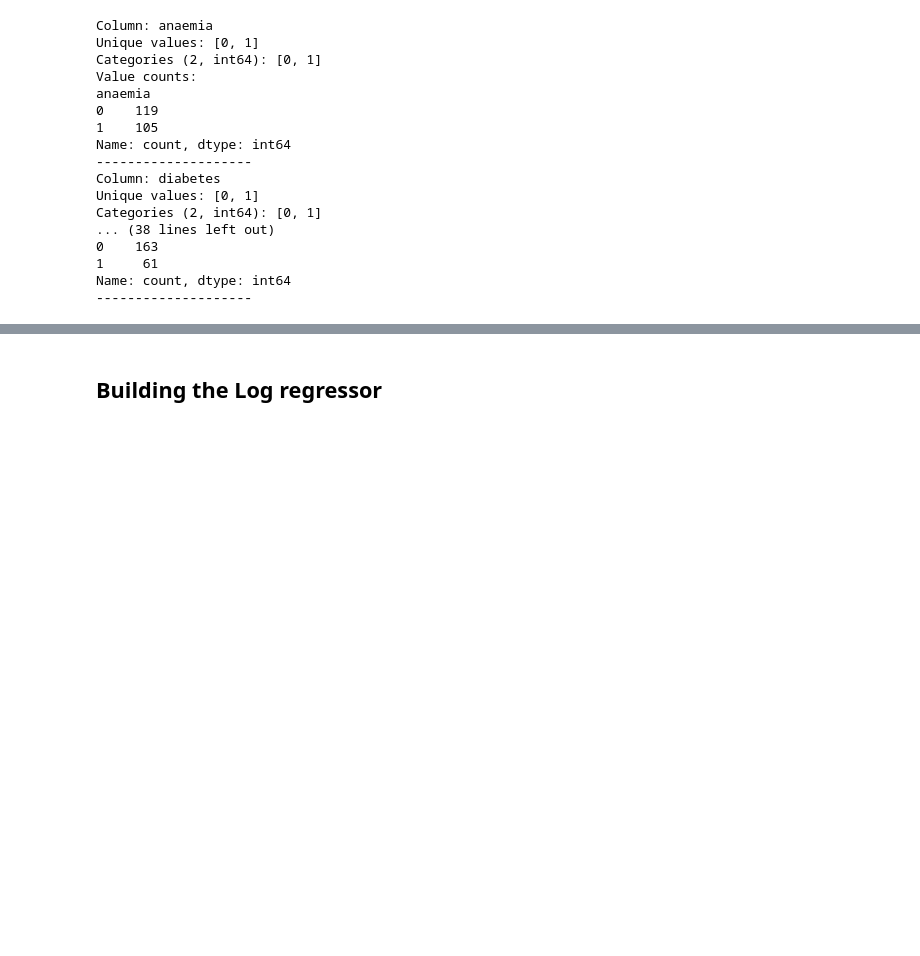
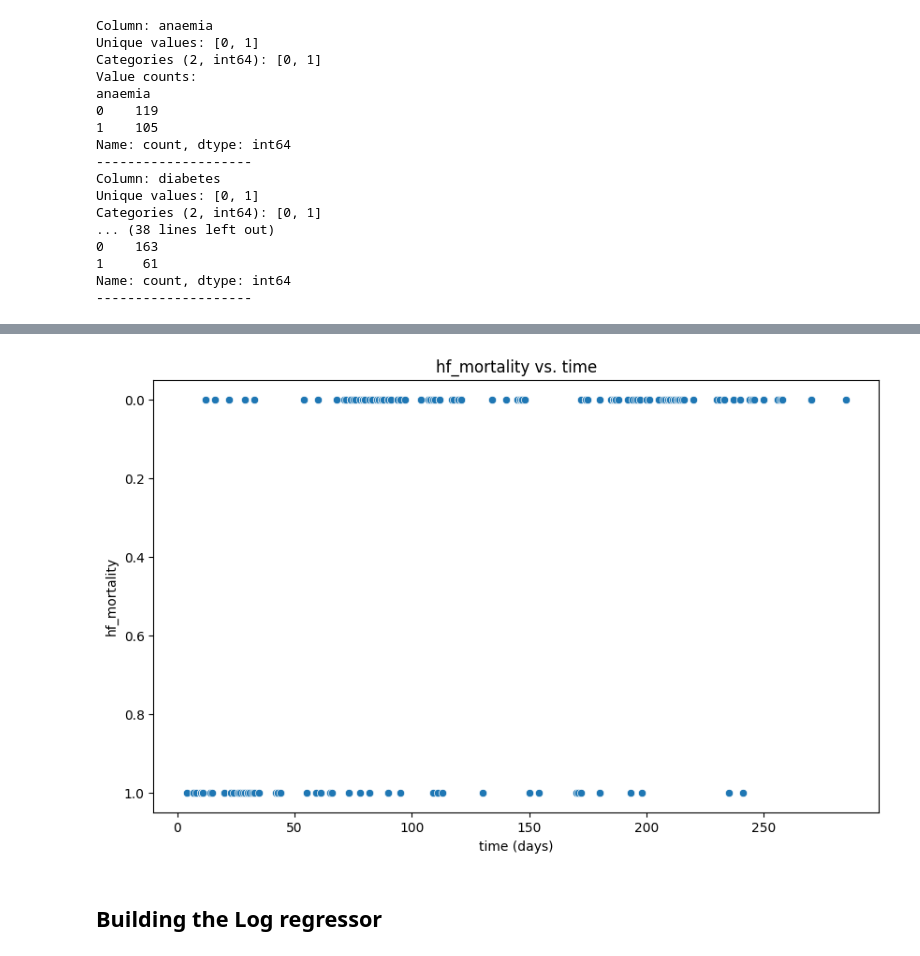
Before and after one commit to syedokun/HAD7001, a Jupyter notebook: Datathon_2/Datathon_2.ipynb, the cells around one changed output, grey strips where cells are left out. Saved outputs shown, nothing was run; the diff lists cells and outputs as text; code cells hidden in the pictures; blank space fills up the shorter version.

Commit message:
Added an analysis to make sure there's no obvious relationship between time and mortality

```diff
--- a/Datathon_2/Datathon_2.ipynb
+++ b/Datathon_2/Datathon_2.ipynb
@@ -190,6 +190,18 @@ source_df.describe()
 | 50% | 60.000000 | 212.000000 | 38.000000 | 262500.000000 | 1.100000 | 137.000000 | 120.000000 |
 | 75% | 70.000000 | 582.000000 | 45.000000 | 297250.000000 | 1.300000 | 140.000000 | 205.000000 |
 | max | 95.000000 | 1202.000000 | 65.000000 | 427000.000000 | 2.100000 | 148.000000 | 285.000000 |
+# %%
+
+#create a 2d graph showing with time as X axis and hf_mortality as y axis
+
+plt.figure(figsize=(10, 6))  # Set the figure size
+sns.scatterplot(x='time', y='hf_mortality', data=source_df)
+plt.title("hf_mortality vs. time")
+plt.xlabel("time (days)")
+plt.ylabel("hf_mortality")
+plt.show()
+# %% [output]
+[figure, added]
 # %% [markdown]
 ## Building the Log regressor
 # %% [markdown]
```
